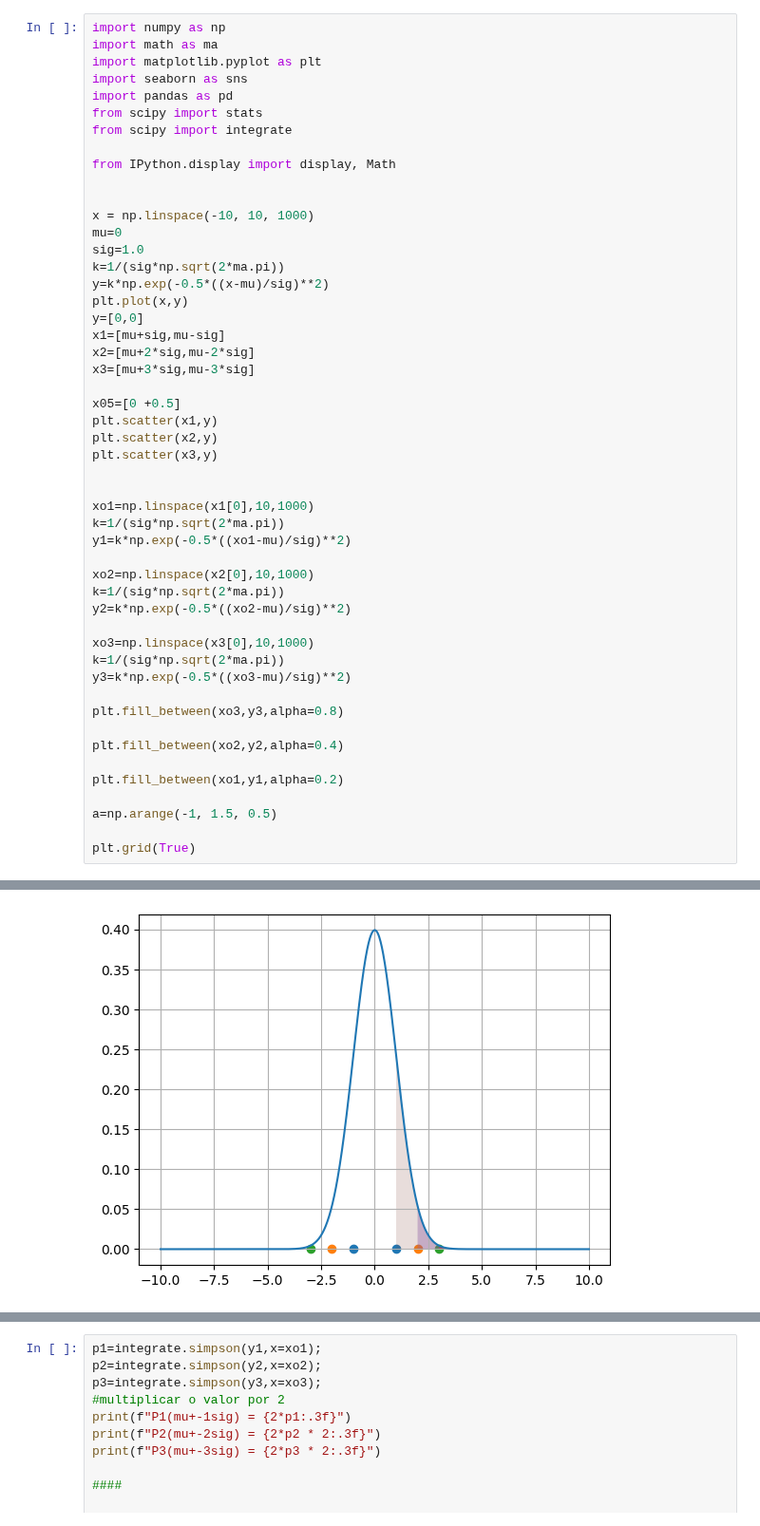
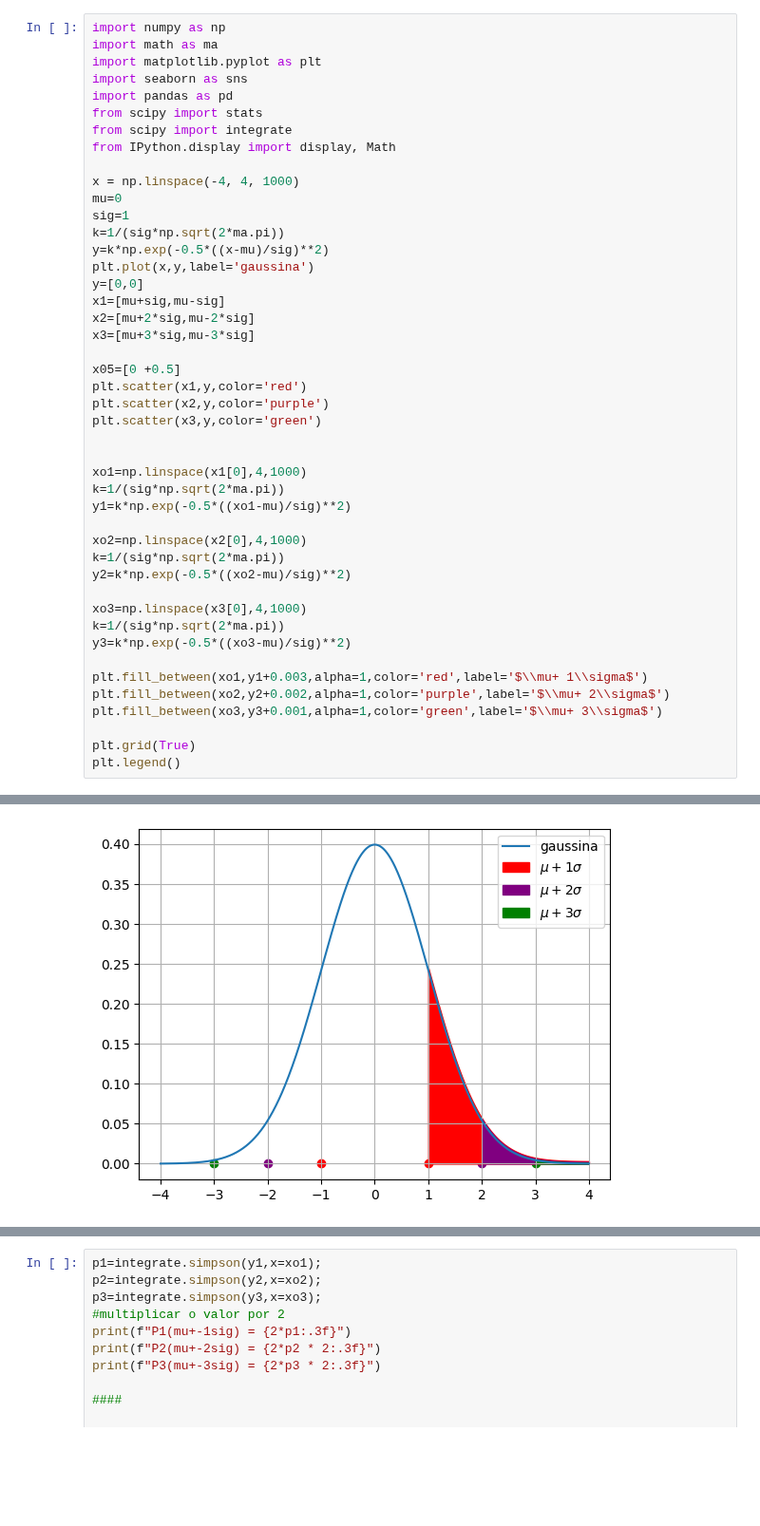
Before and after one commit to albertoakel/EBAC, a Jupyter notebook: notebook/Revisão_estatistica.ipynb, the cells around one changed output, grey strips where cells are left out. Shown at 95% size. Saved outputs shown, nothing was run; the diff lists cells and outputs as text; blank space fills up the shorter version.

```diff
--- a/notebook/Revisão_estatistica.ipynb
+++ b/notebook/Revisão_estatistica.ipynb
@@ -22,46 +22,41 @@ import seaborn as sns
 import pandas as pd
 from scipy import stats
 from scipy import integrate
-
 from IPython.display import display, Math
 
-
-x = np.linspace(-10, 10, 1000)
+x = np.linspace(-4, 4, 1000)
 mu=0
-sig=1.0
+sig=1
 k=1/(sig*np.sqrt(2*ma.pi))
 y=k*np.exp(-0.5*((x-mu)/sig)**2)
-plt.plot(x,y)
+plt.plot(x,y,label='gaussina')
 y=[0,0]
 x1=[mu+sig,mu-sig]
 x2=[mu+2*sig,mu-2*sig]
 x3=[mu+3*sig,mu-3*sig]
 
 x05=[0 +0.5]
-plt.scatter(x1,y)
-plt.scatter(x2,y)
-plt.scatter(x3,y)
+plt.scatter(x1,y,color='red')
+plt.scatter(x2,y,color='purple')
+plt.scatter(x3,y,color='green')
 
 
-xo1=np.linspace(x1[0],10,1000)
+xo1=np.linspace(x1[0],4,1000)
 k=1/(sig*np.sqrt(2*ma.pi))
 y1=k*np.exp(-0.5*((xo1-mu)/sig)**2)
 
-xo2=np.linspace(x2[0],10,1000)
+xo2=np.linspace(x2[0],4,1000)
 k=1/(sig*np.sqrt(2*ma.pi))
 y2=k*np.exp(-0.5*((xo2-mu)/sig)**2)
 
-xo3=np.linspace(x3[0],10,1000)
+xo3=np.linspace(x3[0],4,1000)
 k=1/(sig*np.sqrt(2*ma.pi))
 y3=k*np.exp(-0.5*((xo3-mu)/sig)**2)
 
-plt.fill_between(xo3,y3,alpha=0.8)
-
-plt.fill_between(xo2,y2,alpha=0.4)
-
-plt.fill_between(xo1,y1,alpha=0.2)
-
-a=np.arange(-1, 1.5, 0.5)
+plt.fill_between(xo1,y1+0.003,alpha=1,color='red',label='$\\mu+ 1\\sigma$')
+plt.fill_between(xo2,y2+0.002,alpha=1,color='purple',label='$\\mu+ 2\\sigma$')
+plt.fill_between(xo3,y3+0.001,alpha=1,color='green',label='$\\mu+ 3\\sigma$')
 
 plt.grid(True)
+plt.legend()
 # %% [output]
@@ -68 +64 @@ plt.grid(True)
-[figure, old version]
+[figure, new version]
```
Also changed, not shown: parts of 7 cells of this notebook.
